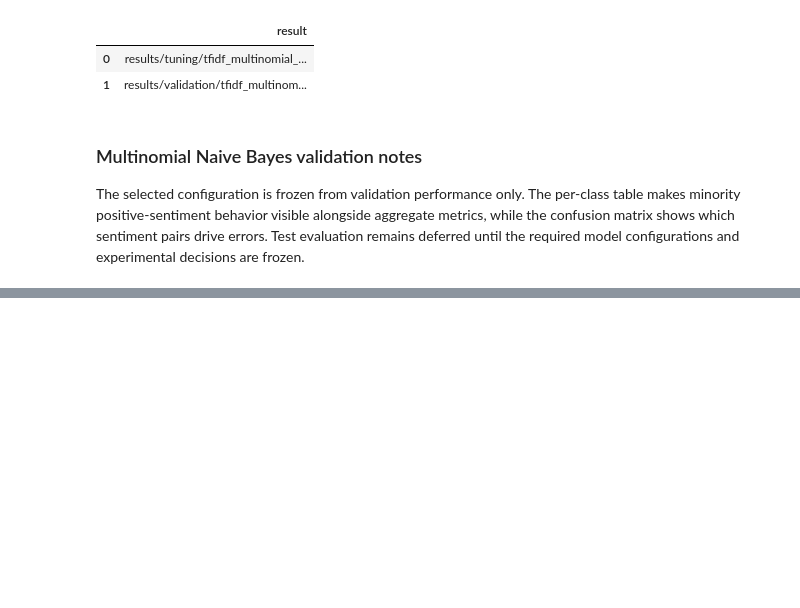
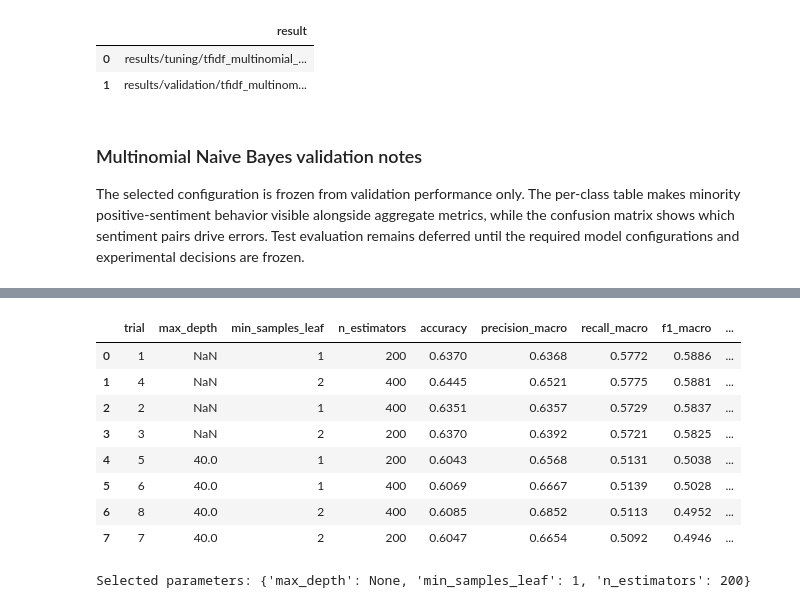
Before and after one commit to iAboud98/arabic-sentiment-analysis, a Jupyter notebook: notebooks/arabic_sentiment_analysis.ipynb, the cells around one changed output, grey strips where cells are left out. Saved outputs shown, nothing was run; the diff lists cells and outputs as text; code cells hidden in the pictures; blank space fills up the shorter version.

```diff
--- a/notebooks/arabic_sentiment_analysis.ipynb
+++ b/notebooks/arabic_sentiment_analysis.ipynb
@@ -1545,0 +1551,58 @@ The selected configuration is frozen from validation performance only. The per-c
+# %%
+rf_config = CONFIG["models"]["random_forest"]
+rf_fixed_parameters = {
+    **rf_config["fixed_parameters"],
+    "random_state": SEED,
+}
+rf_parameter_candidates = list(ParameterGrid(rf_config["search_space"]))
+if not rf_parameter_candidates:
+    raise ValueError("The Random Forest search space is empty.")
+
+rf_tuning_rows = []
+for trial_number, parameters in enumerate(rf_parameter_candidates, start=1):
+    candidate_model = RandomForestClassifier(
+        **rf_fixed_parameters,
+        **parameters,
+    )
+    candidate_model.fit(TFIDF_MATRICES["train"], TFIDF_TARGETS["train"])
+    validation_predictions = candidate_model.predict(TFIDF_MATRICES["validation"])
+    rf_tuning_rows.append(
+        {
+            "trial": trial_number,
+            **parameters,
+            **aggregate_classification_metrics(
+                TFIDF_TARGETS["validation"], validation_predictions
+            ),
+        }
+    )
+
+rf_tuning_results = (
+    pd.DataFrame(rf_tuning_rows)
+    .sort_values(
+        ["f1_macro", "f1_weighted", "accuracy", "trial"],
+        ascending=[False, False, False, True],
+        kind="mergesort",
+    )
+    .reset_index(drop=True)
+)
+best_rf_trial = int(rf_tuning_results.iloc[0]["trial"])
+BEST_TFIDF_RF_PARAMETERS = dict(rf_parameter_candidates[best_rf_trial - 1])
+BEST_TFIDF_RF = RandomForestClassifier(
+    **rf_fixed_parameters,
+    **BEST_TFIDF_RF_PARAMETERS,
+).fit(TFIDF_MATRICES["train"], TFIDF_TARGETS["train"])
+TFIDF_RF_VALIDATION_PREDICTIONS = BEST_TFIDF_RF.predict(TFIDF_MATRICES["validation"])
+
+display(rf_tuning_results.round(4))
+print(f"Selected parameters: {BEST_TFIDF_RF_PARAMETERS}")
+# %% [output]
+|  | trial | max_depth | min_samples_leaf | n_estimators | accuracy | precision_macro | recall_macro | f1_macro | ... |
+| 0 | 1 | NaN | 1 | 200 | 0.6370 | 0.6368 | 0.5772 | 0.5886 | ... |
+| 1 | 4 | NaN | 2 | 400 | 0.6445 | 0.6521 | 0.5775 | 0.5881 | ... |
+| 2 | 2 | NaN | 1 | 400 | 0.6351 | 0.6357 | 0.5729 | 0.5837 | ... |
+| 3 | 3 | NaN | 2 | 200 | 0.6370 | 0.6392 | 0.5721 | 0.5825 | ... |
+| 4 | 5 | 40.0 | 1 | 200 | 0.6043 | 0.6568 | 0.5131 | 0.5038 | ... |
+| 5 | 6 | 40.0 | 1 | 400 | 0.6069 | 0.6667 | 0.5139 | 0.5028 | ... |
+| 6 | 8 | 40.0 | 2 | 400 | 0.6085 | 0.6852 | 0.5113 | 0.4952 | ... |
+| 7 | 7 | 40.0 | 2 | 200 | 0.6047 | 0.6654 | 0.5092 | 0.4946 | ... |
+Selected parameters: {'max_depth': None, 'min_samples_leaf': 1, 'n_estimators': 200}
```
Also changed, not shown: parts of 5 cells of this notebook, 3 other files.
